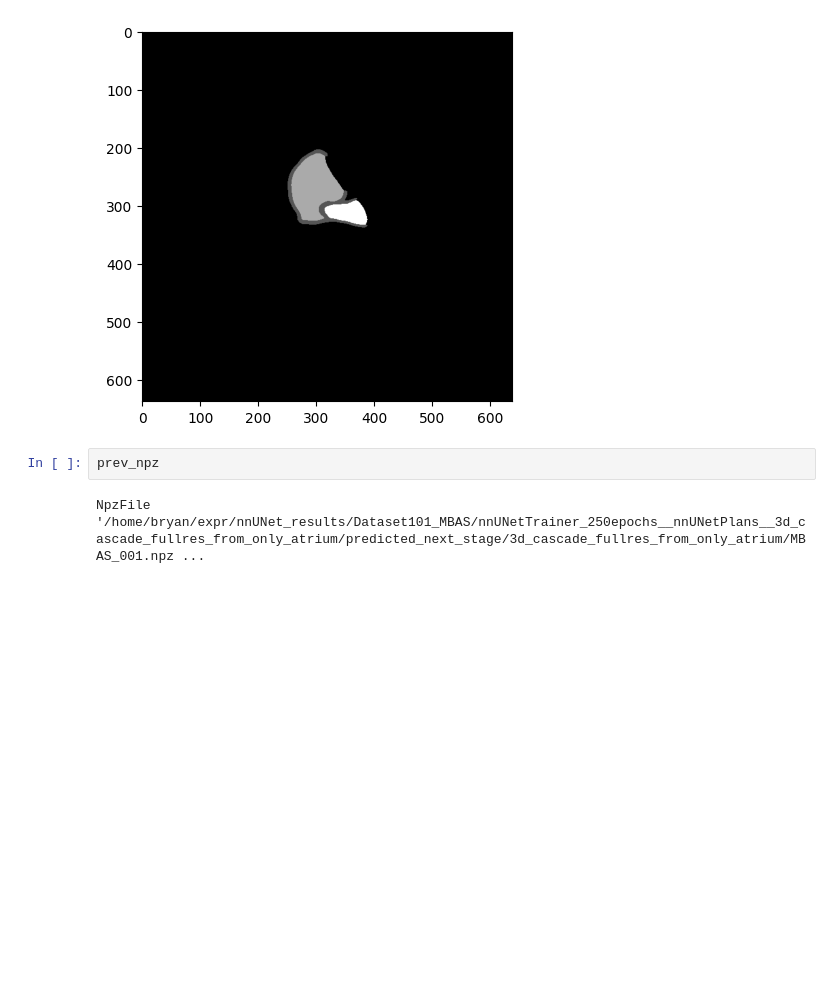
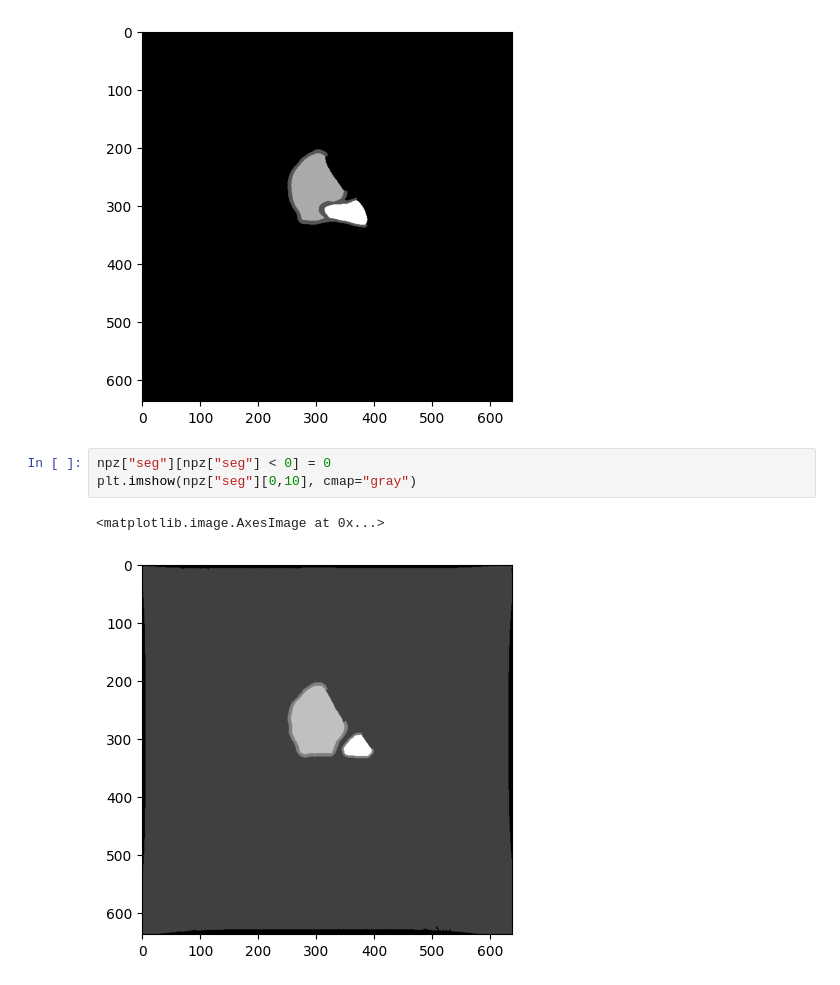
Before and after one commit to anenbergb/MBAS, a Jupyter notebook: notebooks/2024-07-30-inspect-preprocessed-dataset.ipynb, the cells around one changed output. Cells and saved outputs as stored; diff of their text form; blank space fills up the shorter version.

```diff
--- a/notebooks/2024-07-30-inspect-preprocessed-dataset.ipynb
+++ b/notebooks/2024-07-30-inspect-preprocessed-dataset.ipynb
@@ -109,7 +110,9 @@ plt.imshow(prev_npz["seg"][10], cmap="gray")
 # %% [output]
 <matplotlib.image.AxesImage at 0x...>
 [figure]
-# %%
-prev_npz
-# %% [output]
-NpzFile '/home/bryan/expr/nnUNet_results/Dataset101_MBAS/nnUNetTrainer_250epochs__nnUNetPlans__3d_cascade_fullres_from_only_atrium/predicted_next_stage/3d_cascade_fullres_from_only_atrium/MBAS_001.npz ...
+# %%
+npz["seg"][npz["seg"] < 0] = 0
+plt.imshow(npz["seg"][0,10], cmap="gray")
+# %% [output]
+<matplotlib.image.AxesImage at 0x...>
+[figure, added]
```
Also changed, not shown: parts of 6 cells of this notebook, 16 other files.
